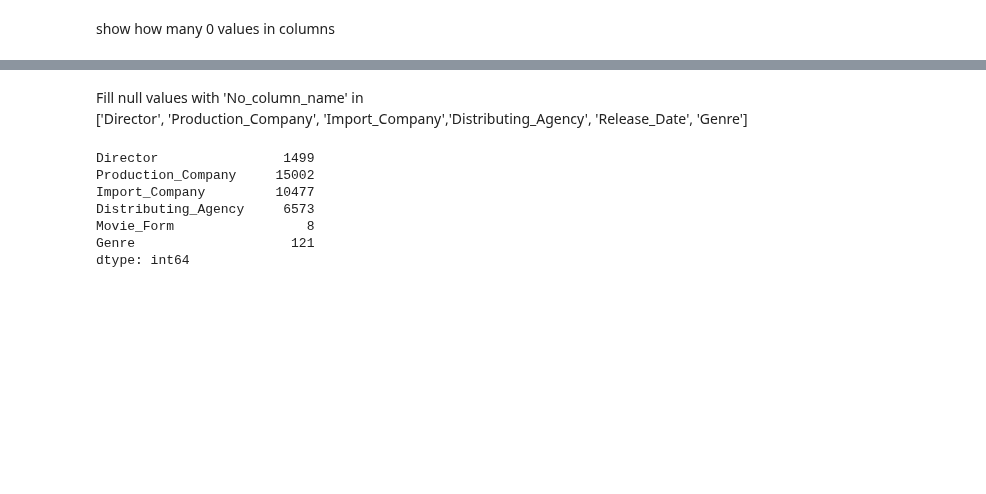
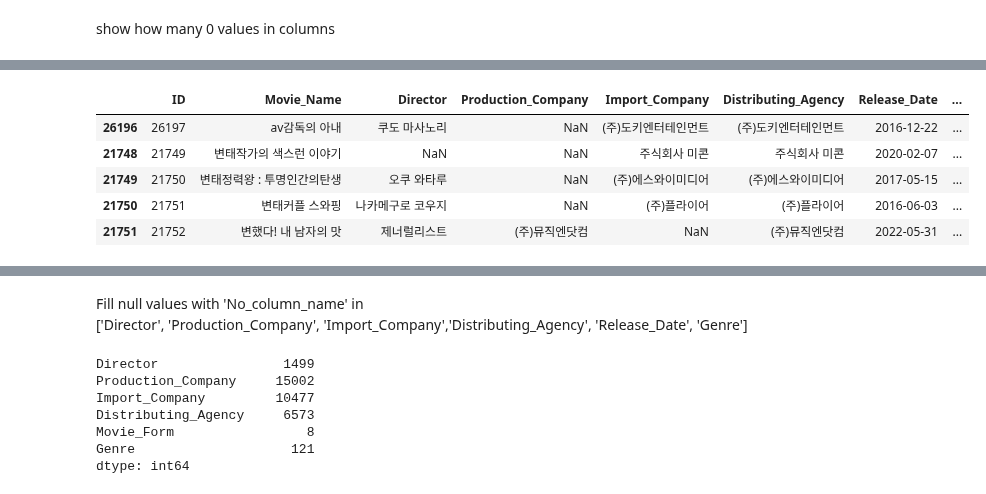
Before and after one commit to danielsun888/datathon, a Jupyter notebook: kyh.ipynb, the cells around one changed output, grey strips where cells are left out. Cells and saved outputs as stored; diff of their text form; code cells hidden in the pictures; blank space fills up the shorter version.

```diff
--- a/kyh.ipynb
+++ b/kyh.ipynb
@@ -181,0 +167,9 @@ data.loc[(data[num_columns[0]] == 0) & (data[num_columns[1]] == 0) & (data[num_c
+# %%
+data.sort_values('Seoul_Audience').head()
+# %% [output]
+|  | ID | Movie_Name | Director | Production_Company | Import_Company | Distributing_Agency | Release_Date | ... |
+| 26196 | 26197 | av감독의 아내 | 쿠도 마사노리 | NaN | (주)도키엔터테인먼트 | (주)도키엔터테인먼트 | 2016-12-22 | ... |
+| 21748 | 21749 | 변태작가의 색스런 이야기 | NaN | NaN | 주식회사 미콘 | 주식회사 미콘 | 2020-02-07 | ... |
+| 21749 | 21750 | 변태정력왕 : 투명인간의탄생 | 오쿠 와타루 | NaN | (주)에스와이미디어 | (주)에스와이미디어 | 2017-05-15 | ... |
+| 21750 | 21751 | 변태커플 스와핑 | 나카메구로 코우지 | NaN | (주)플라이어 | (주)플라이어 | 2016-06-03 | ... |
+| 21751 | 21752 | 변했다! 내 남자의 맛 | 제너럴리스트 | (주)뮤직엔닷컴 | NaN | (주)뮤직엔닷컴 | 2022-05-31 | ... |
```
Also changed, not shown: parts of 13 cells of this notebook.
